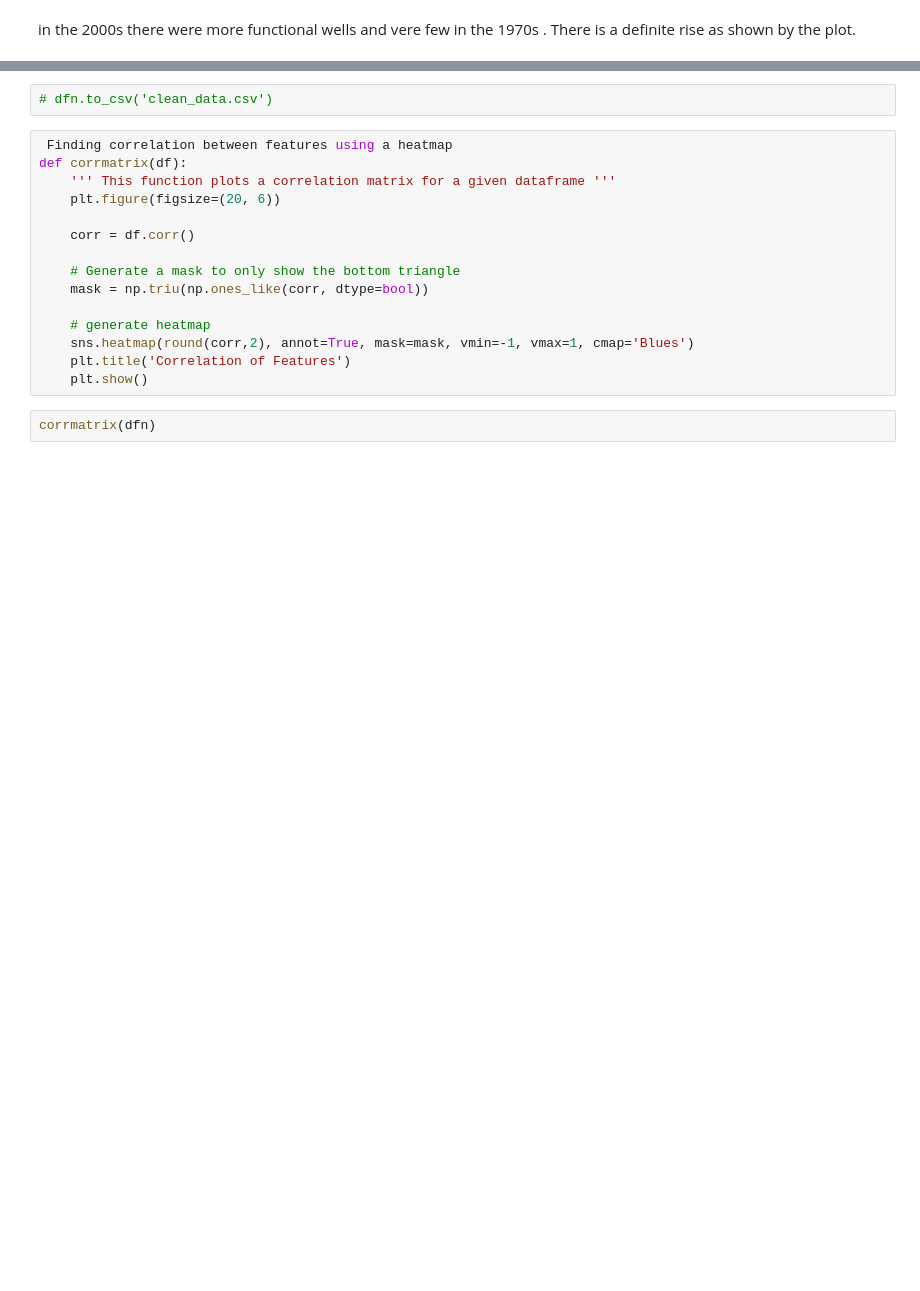
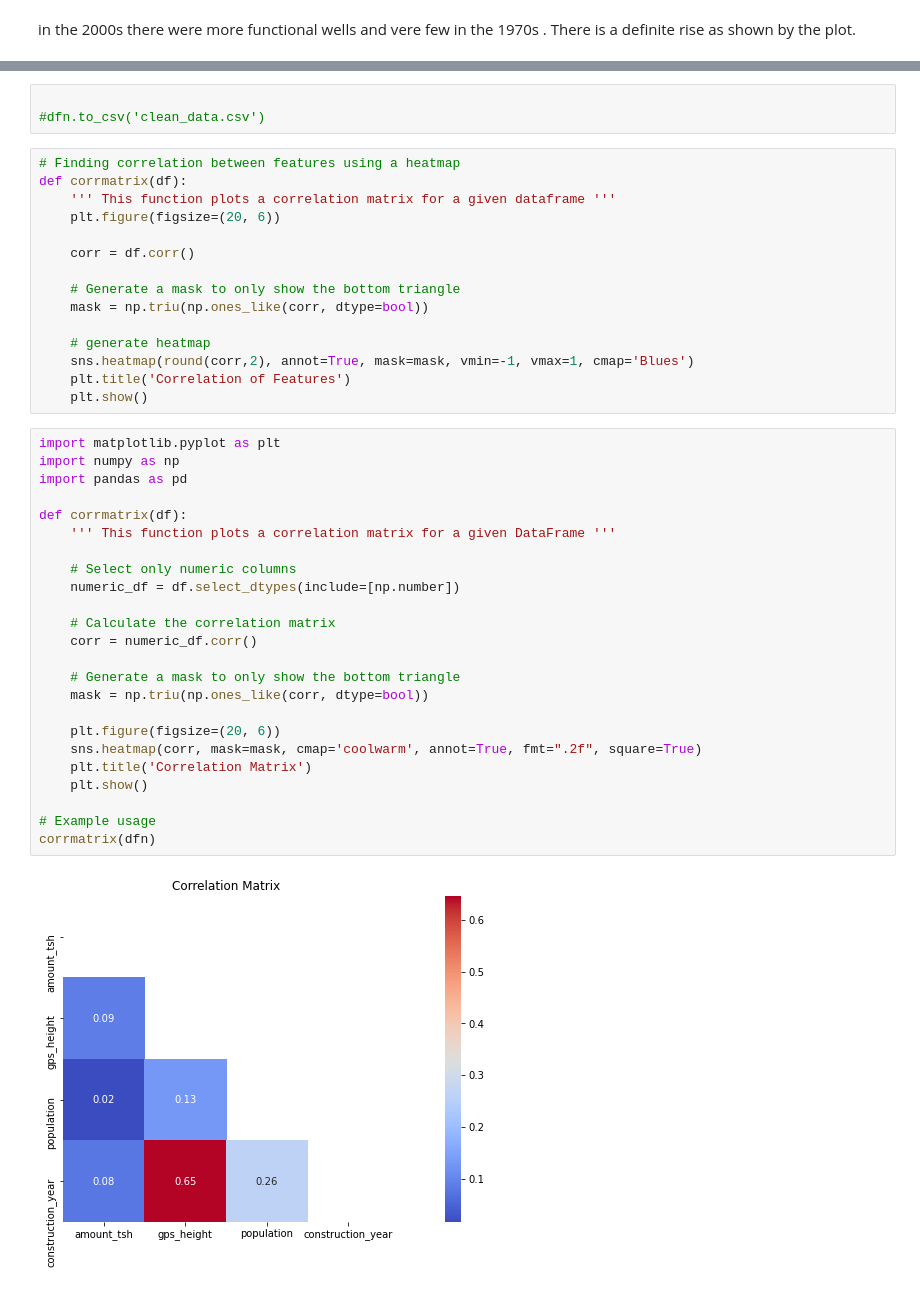
Before and after one commit to CynthiaJerono/Phase_3_Project, a Jupyter notebook: Index.ipynb, the cells around one changed output, grey strips where cells are left out. Cells and saved outputs as stored; diff of their text form; blank space fills up the shorter version.

```diff
--- a/Index.ipynb
+++ b/Index.ipynb
@@ -755,7 +767,8 @@ plot_categorical_distribution(dfn, 'waterpoint_type')
 # %%
-# dfn.to_csv('clean_data.csv')
+
+#dfn.to_csv('clean_data.csv')
 # %%
- Finding correlation between features using a heatmap
+# Finding correlation between features using a heatmap
 def corrmatrix(df):
     ''' This function plots a correlation matrix for a given dataframe '''
     plt.figure(figsize=(20, 6))
@@ -769,5 +782,29 @@ def corrmatrix(df):
     sns.heatmap(round(corr,2), annot=True, mask=mask, vmin=-1, vmax=1, cmap='Blues')
     plt.title('Correlation of Features')
     plt.show()
-# %%
-corrmatrix(dfn)
+# %%
+import matplotlib.pyplot as plt
+import numpy as np
+import pandas as pd
+
+def corrmatrix(df):
+    ''' This function plots a correlation matrix for a given DataFrame '''
+
+    # Select only numeric columns
+    numeric_df = df.select_dtypes(include=[np.number])
+
+    # Calculate the correlation matrix
+    corr = numeric_df.corr()
+
+    # Generate a mask to only show the bottom triangle
+    mask = np.triu(np.ones_like(corr, dtype=bool))
+
+    plt.figure(figsize=(20, 6))
+    sns.heatmap(corr, mask=mask, cmap='coolwarm', annot=True, fmt=".2f", square=True)
+    plt.title('Correlation Matrix')
+    plt.show()
+
+# Example usage
+corrmatrix(dfn)
+# %% [output]
+[figure, added]
```
Also changed, not shown: parts of 27 cells of this notebook, 3 other files.
